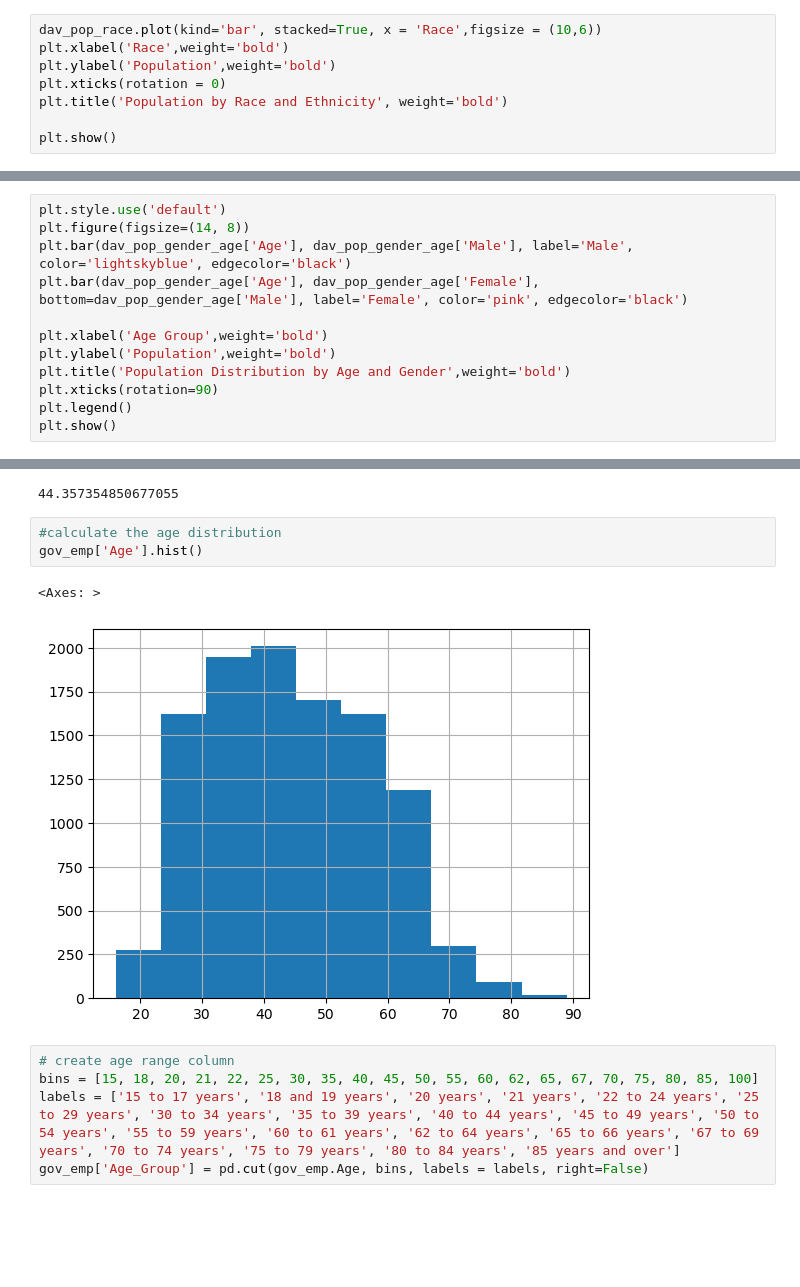
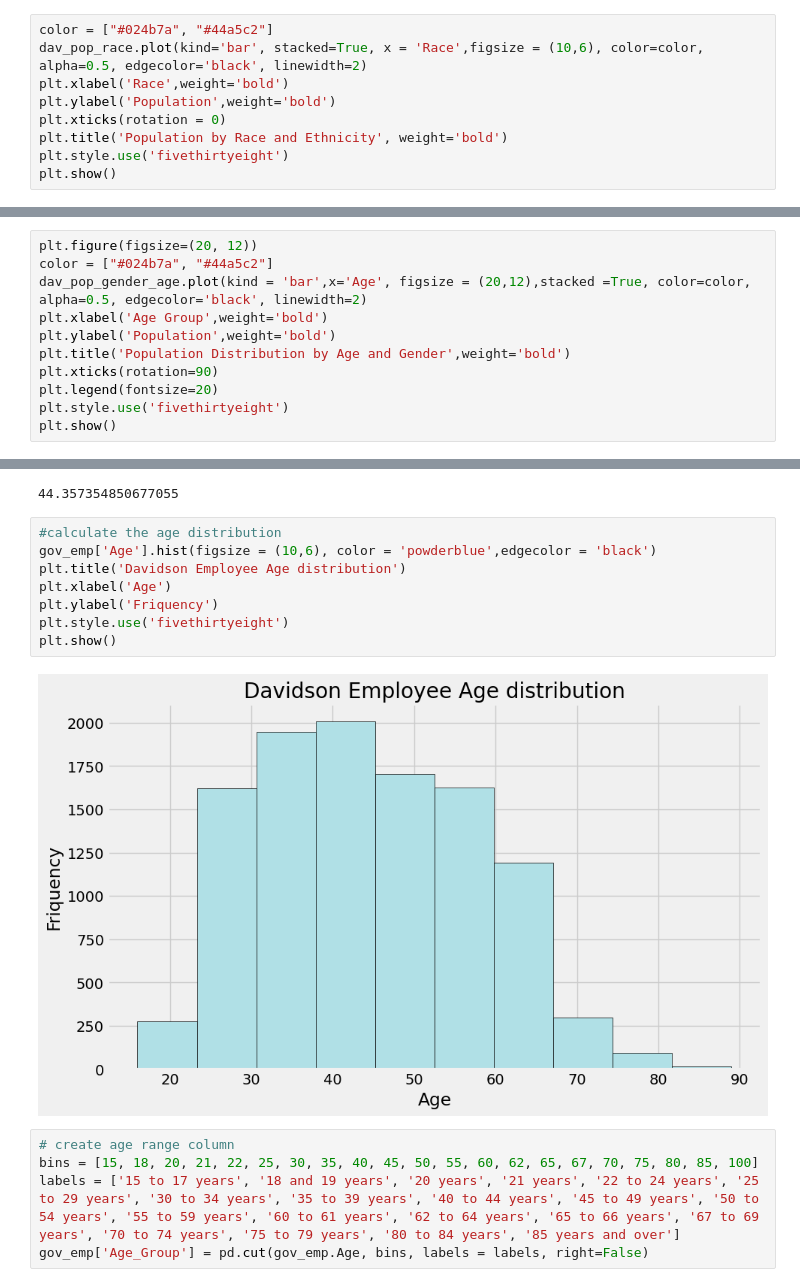
Before and after one commit to zdemeke/DavidsonGovEmployeeDemographics, a Jupyter notebook: Gov't Employment.ipynb, the cells around one changed output, grey strips where cells are left out. Cells and saved outputs as stored; diff of their text form; blank space fills up the shorter version.

```diff
--- a/Gov't Employment.ipynb
+++ b/Gov't Employment.ipynb
@@ -63,11 +63,12 @@ dav_pop_race
 | 2 | Native | 94 | 1033 |
 | 4 | Islander | 408 | 0 |
 # %%
-dav_pop_race.plot(kind='bar', stacked=True, x = 'Race',figsize = (10,6))
+color = ["#024b7a", "#44a5c2"]
+dav_pop_race.plot(kind='bar', stacked=True, x = 'Race',figsize = (10,6), color=color, alpha=0.5, edgecolor='black', linewidth=2)
 plt.xlabel('Race',weight='bold')
 plt.ylabel('Population',weight='bold')
 plt.xticks(rotation = 0)
 plt.title('Population by Race and Ethnicity', weight='bold')
-
+plt.style.use('fivethirtyeight')
 plt.show()
 # %% [output]
@@ -109,15 +110,14 @@ dav_pop_gender_age
 | 21 | 80 to 84 years | 2998 | 5776 |
 | 22 | 85 years and over | 3195 | 6142 |
 # %%
-plt.style.use('default')
-plt.figure(figsize=(14, 8))
-plt.bar(dav_pop_gender_age['Age'], dav_pop_gender_age['Male'], label='Male', color='lightskyblue', edgecolor='black')
-plt.bar(dav_pop_gender_age['Age'], dav_pop_gender_age['Female'], bottom=dav_pop_gender_age['Male'], label='Female', color='pink', edgecolor='black')
-
+plt.figure(figsize=(20, 12))
+color = ["#024b7a", "#44a5c2"]
+dav_pop_gender_age.plot(kind = 'bar',x='Age', figsize = (20,12),stacked =True, color=color, alpha=0.5, edgecolor='black', linewidth=2)
 plt.xlabel('Age Group',weight='bold')
 plt.ylabel('Population',weight='bold')
 plt.title('Population Distribution by Age and Gender',weight='bold')
 plt.xticks(rotation=90)
-plt.legend()
+plt.legend(fontsize=20)
+plt.style.use('fivethirtyeight')
 plt.show()
 # %% [output]
@@ -220,10 +200,14 @@ gov_emp['Age'].mean()
 44.357354850677055
 # %%
 #calculate the age distribution
-gov_emp['Age'].hist()
+gov_emp['Age'].hist(figsize = (10,6), color = 'powderblue',edgecolor = 'black')
+plt.title('Davidson Employee Age distribution')
+plt.xlabel('Age')
+plt.ylabel('Friquency')
+plt.style.use('fivethirtyeight')
+plt.show()
 # %% [output]
-<Axes: >
-[figure, old version]
+[figure, new version]
 # %%
 # create age range column
 bins = [15, 18, 20, 21, 22, 25, 30, 35, 40, 45, 50, 55, 60, 62, 65, 67, 70, 75, 80, 85, 100]
```
Also changed, not shown: parts of 37 cells of this notebook.
